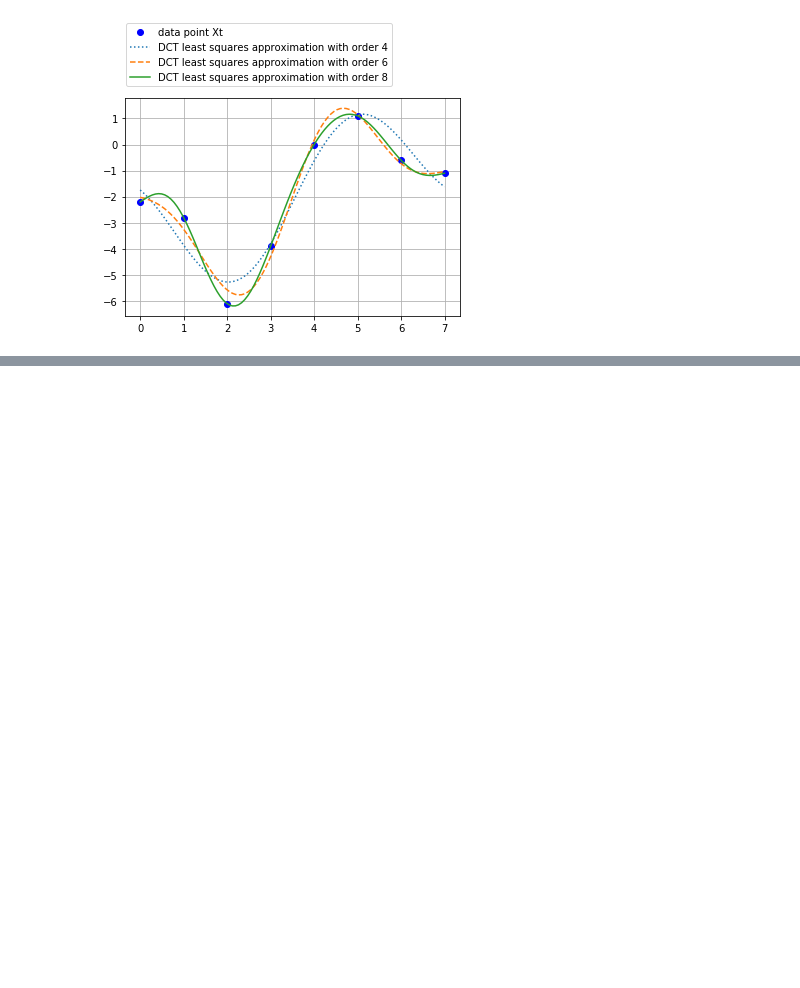
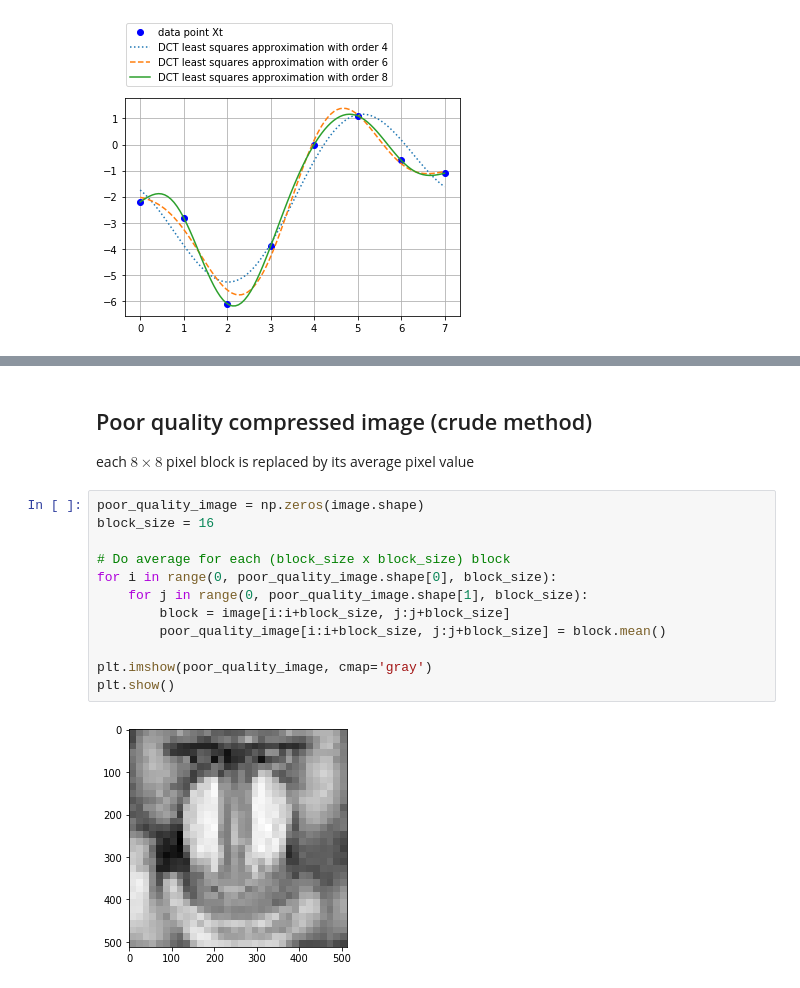
Before and after one commit to Jim00000/Numerical-Analysis, a Jupyter notebook: 11_Compression.ipynb, the cells around one changed output, grey strips where cells are left out. Drawn from its saved outputs; the diff is of its cells as text; blank space fills up the shorter version.

```diff
--- a/11_Compression.ipynb
+++ b/11_Compression.ipynb
@@ -155,0 +230,18 @@ plt.show()
+# %% [markdown]
+## Poor quality compressed image (crude method)
+
+each $8 \times 8$ pixel block is replaced by its average pixel value
+# %%
+poor_quality_image = np.zeros(image.shape)
+block_size = 16
+
+# Do average for each (block_size x block_size) block
+for i in range(0, poor_quality_image.shape[0], block_size):
+    for j in range(0, poor_quality_image.shape[1], block_size):
+        block = image[i:i+block_size, j:j+block_size]
+        poor_quality_image[i:i+block_size, j:j+block_size] = block.mean()
+
+plt.imshow(poor_quality_image, cmap='gray')
+plt.show()
+# %% [output]
+[figure, added]
```
Also changed, not shown: parts of 11 cells of this notebook.
